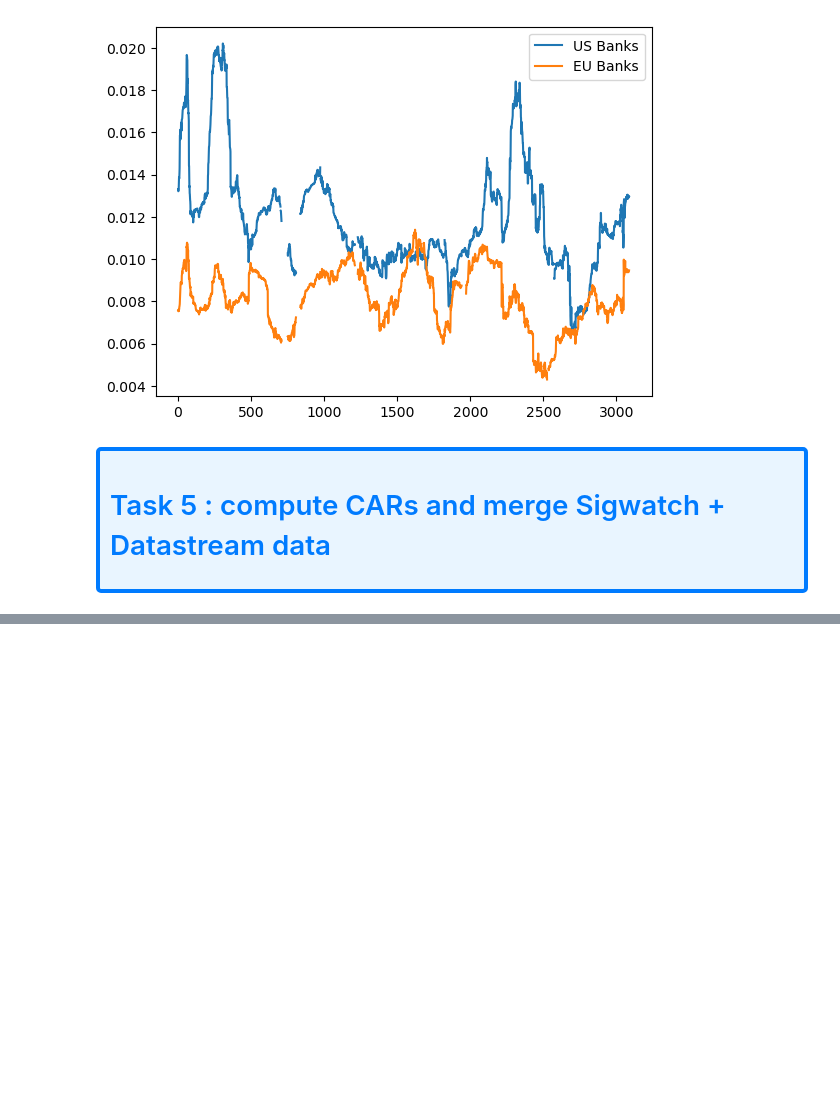
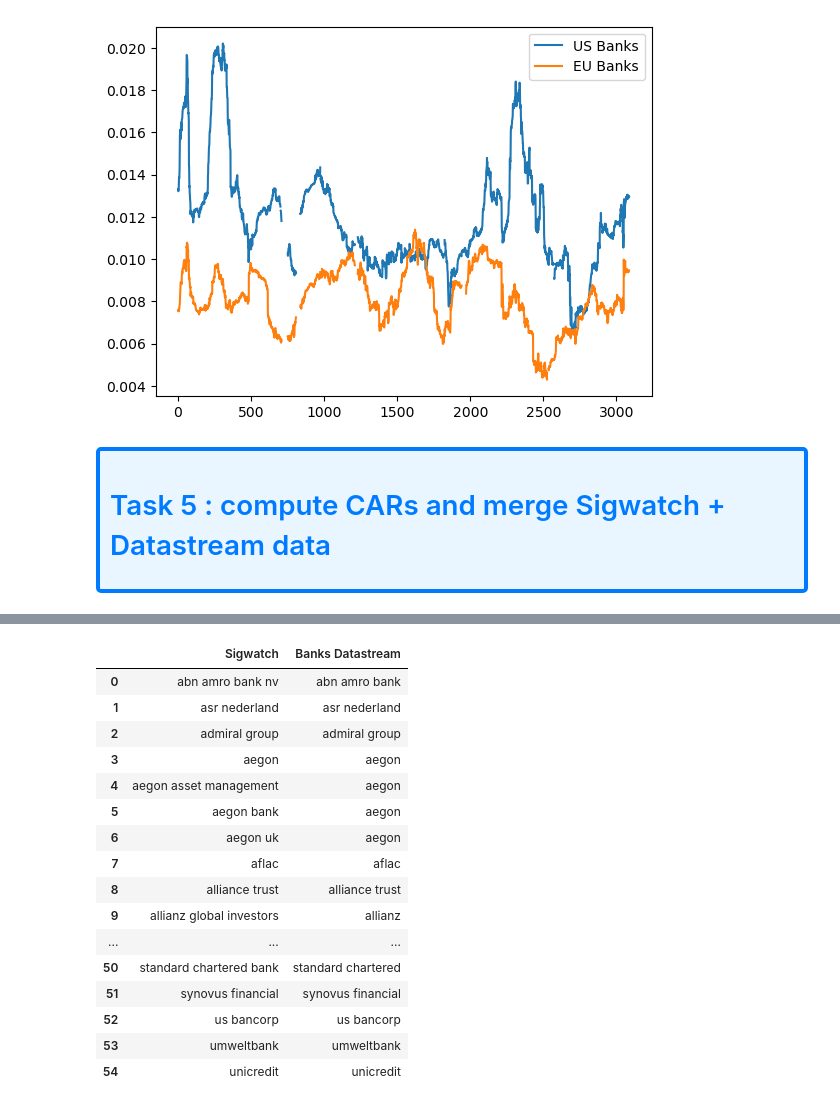
Before and after one commit to Fabio1909/FinanceHackathon, a Jupyter notebook: Fabio.ipynb, the cells around one changed output, grey strips where cells are left out. Saved outputs shown, nothing was run; the diff lists cells and outputs as text; code cells hidden in the pictures; blank space fills up the shorter version.

```diff
--- a/Fabio.ipynb
+++ b/Fabio.ipynb
@@ -450,0 +483,62 @@ def calculate_AR(task5_data, bank, us_banks)
+# %%
+l2 = list(task5_data.columns)[3:]
+l2 = [item.replace('_PI_r', '') for item in l2]
+l2 = [item.lower() for item in l2]
+l2 = [re.sub(r'[^a-zA-Z0-9\s]', '', item) for item in l2]
+
+def find_matches_split_l2(l1, l2):
+    matches = {}
+    for ref_item in l1:
+        for orig_item in l2:
+            if orig_item in ref_item:
+                matches[ref_item] = orig_item
+                break
+        if ref_item not in matches:
+            matches[ref_item] = None
+    return matches
+
+matched_pairs = find_matches_split_l2(l1, l2)
+pollo = pd.DataFrame({"Sigwatch": matched_pairs.keys(),
+                      "Banks Datastream": matched_pairs.values()})
+# %%
+def find_matches_split_l2(l1, l2):
+    matches = {}
+
+    for ref_item in l1:
+        for orig_item in l2:
+            if orig_item in ref_item:
+                matches[ref_item] = orig_item
+                break  # Stop looking through l2 once a match is found
+
+        # If no match is found, assign None or any placeholder you want
+        if ref_item not in matches:
+            matches[ref_item] = None
+
+    return matches
+
+# Test example
+l1l = ["hello world", "ciao"]
+l2l = ["hello"]
+matched_pairs = find_matches_split_l2(l1, l2)
+pollo = pd.DataFrame({"Sigwatch": matched_pairs.keys(),
+                      "Banks Datastream": matched_pairs.values()})
+# %%
+pollo.dropna().reset_index(drop = True)
+# %% [output]
+|  | Sigwatch | Banks Datastream |
+| 0 | abn amro bank nv | abn amro bank |
+| 1 | asr nederland | asr nederland |
+| 2 | admiral group | admiral group |
+| 3 | aegon | aegon |
+| 4 | aegon asset management | aegon |
+| 5 | aegon bank | aegon |
+| 6 | aegon uk | aegon |
+| 7 | aflac | aflac |
+| 8 | alliance trust | alliance trust |
+| 9 | allianz global investors | allianz |
+| ... | ... | ... |
+| 50 | standard chartered bank | standard chartered |
+| 51 | synovus financial | synovus financial |
+| 52 | us bancorp | us bancorp |
+| 53 | umweltbank | umweltbank |
+| 54 | unicredit | unicredit |
```
Also changed, not shown: parts of 13 cells of this notebook, 1 other file.
